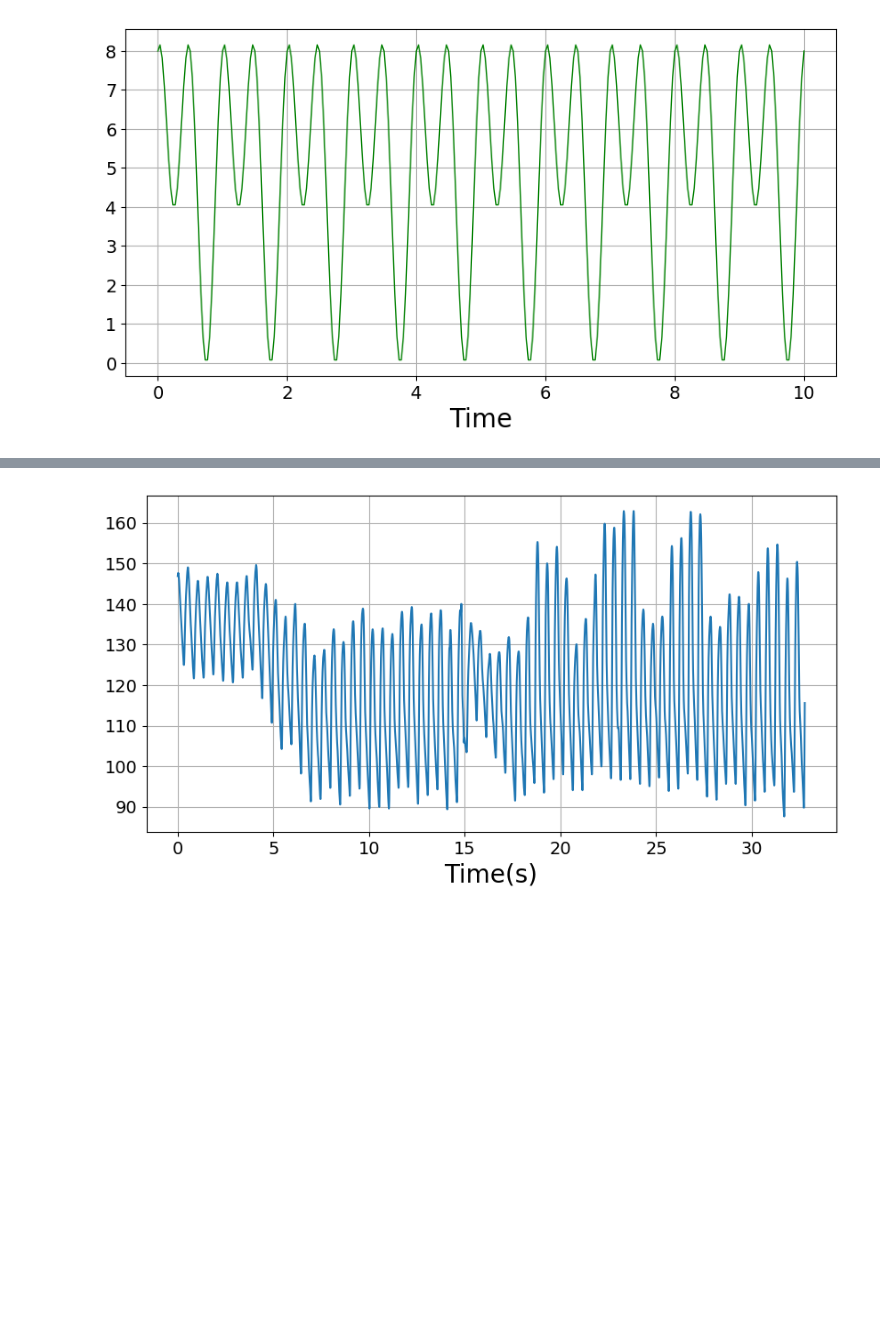
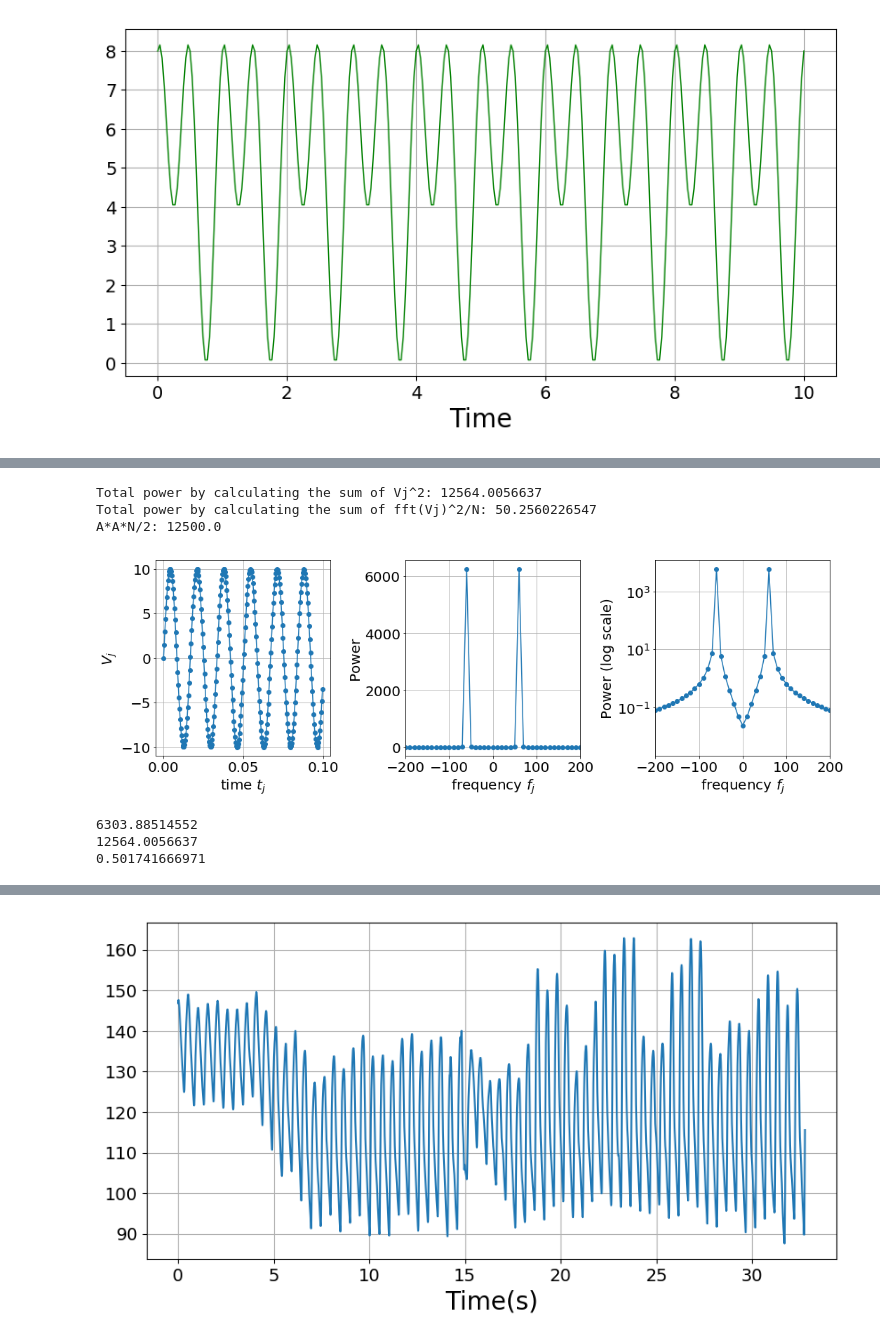
Before and after one commit to NathanMeulen/Fourier_Transform_exploration, a Jupyter notebook: Assignment/Assignment 2 - Fourier Analysis.ipynb, the cells around one changed output, grey strips where cells are left out. Drawn from its saved outputs; the diff is of its cells as text; code cells hidden in the pictures; blank space fills up the shorter version.

```diff
--- a/Assignment/Assignment 2 - Fourier Analysis.ipynb
+++ b/Assignment/Assignment 2 - Fourier Analysis.ipynb
@@ -241,0 +355,28 @@ plot.plot(np.fft.fftshift(np.fft.fftfreq(len(x))), np.fft.fftshift(np.abs(fourie
+# %%
+f = 59.673
+L = 6/60
+N = 250
+A = 10
+
+tj, Vj = powerVj(N, L, f, A, plot_stacked=False, xlims=200, return_type='time');
+freq, TVj = powerVj(N, L, f, A, plot=False);
+
+
+tj_hann = tj
+
+#freq, Pwr = powerVj(250, 1, 59.673, 10, plot_stacked=True, logscale=True)
+# %% [output]
+Total power by calculating the sum of Vj^2: 12564.0056637
+Total power by calculating the sum of fft(Vj)^2/N: 50.2560226547
+A*A*N/2: 12500.0
+[figure, added]
+# %%
+otherbins = np.where(TVj<TVj.max())
+
+print(np.sum(TVj[otherbins]))
+print(np.sum(TVj))
+print(np.sum(TVj[otherbins])/np.sum(TVj))
+# %% [output]
+6303.88514552
+12564.0056637
+0.501741666971
```
Also changed, not shown: parts of 62 cells of this notebook.
